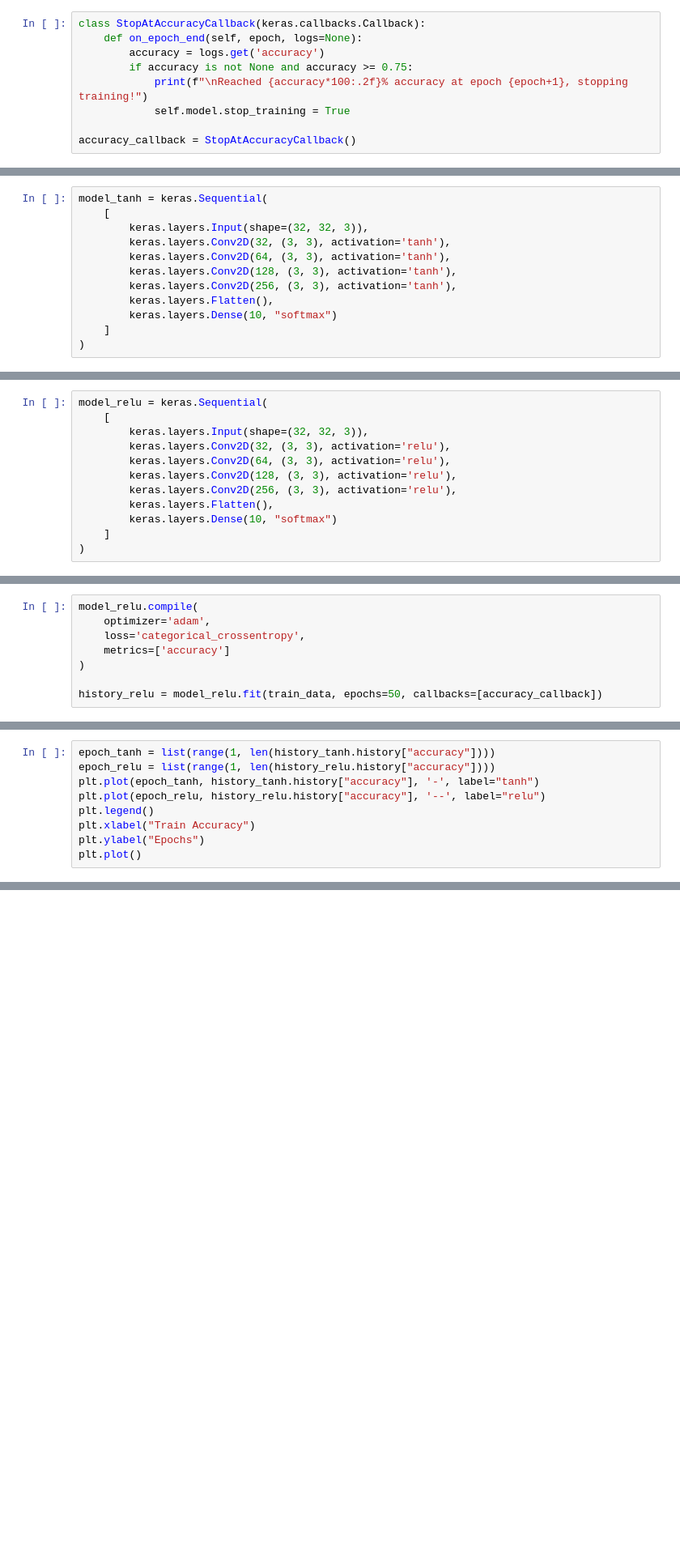
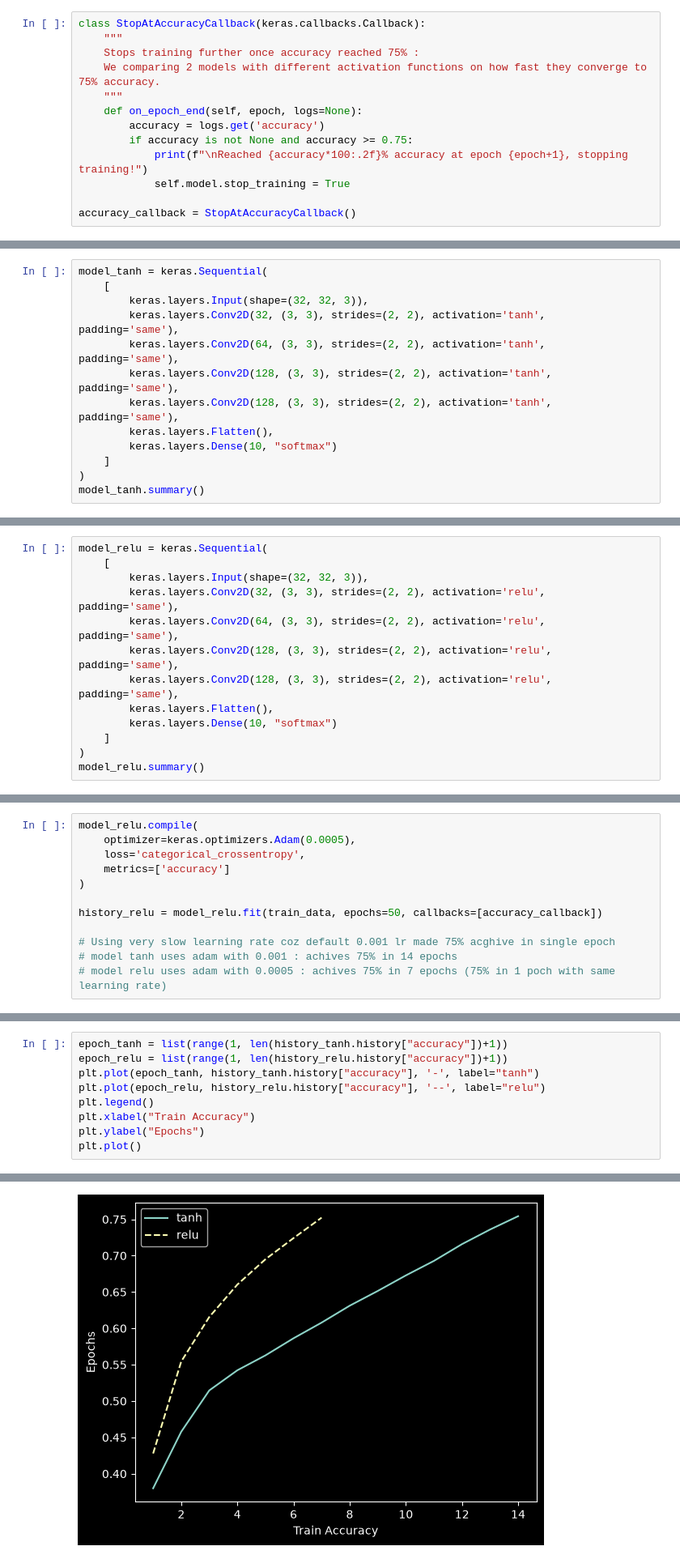
Before and after one commit to prashanthprabhu24/PaperClip, a Jupyter notebook: Imagenet/Rectified Linear Unit nonlinearity.ipynb, the cells around one changed output, grey strips where cells are left out. Shown at 81% size. Cells and saved outputs as stored; diff of their text form; blank space fills up the shorter version.

Commit message:
Complete Training for 4.1 Graph

```diff
--- a/Imagenet/Rectified Linear Unit nonlinearity.ipynb
+++ b/Imagenet/Rectified Linear Unit nonlinearity.ipynb
@@ -71,6 +76,10 @@ plt.imshow(images[i])
 #### Callback for 75% acc
 # %%
 class StopAtAccuracyCallback(keras.callbacks.Callback):
+    """
+    Stops training further once accuracy reached 75% :
+    We comparing 2 models with different activation functions on how fast they converge to 75% accuracy.
+    """
     def on_epoch_end(self, epoch, logs=None):
         accuracy = logs.get('accuracy')
         if accuracy is not None and accuracy >= 0.75:
@@ -84,11 +93,12 @@ accuracy_callback = StopAtAccuracyCallback()
 model_tanh = keras.Sequential(
     [
         keras.layers.Input(shape=(32, 32, 3)),
-        keras.layers.Conv2D(32, (3, 3), activation='tanh'),
-        keras.layers.Conv2D(64, (3, 3), activation='tanh'),
-        keras.layers.Conv2D(128, (3, 3), activation='tanh'),
-        keras.layers.Conv2D(256, (3, 3), activation='tanh'),
+        keras.layers.Conv2D(32, (3, 3), strides=(2, 2), activation='tanh', padding='same'),
+        keras.layers.Conv2D(64, (3, 3), strides=(2, 2), activation='tanh', padding='same'),
+        keras.layers.Conv2D(128, (3, 3), strides=(2, 2), activation='tanh', padding='same'),
+        keras.layers.Conv2D(128, (3, 3), strides=(2, 2), activation='tanh', padding='same'),
         keras.layers.Flatten(),
         keras.layers.Dense(10, "softmax")
     ]
 )
+model_tanh.summary()
@@ -118,11 +154,12 @@ Epoch 5/50
 model_relu = keras.Sequential(
     [
         keras.layers.Input(shape=(32, 32, 3)),
-        keras.layers.Conv2D(32, (3, 3), activation='relu'),
-        keras.layers.Conv2D(64, (3, 3), activation='relu'),
-        keras.layers.Conv2D(128, (3, 3), activation='relu'),
-        keras.layers.Conv2D(256, (3, 3), activation='relu'),
+        keras.layers.Conv2D(32, (3, 3), strides=(2, 2), activation='relu', padding='same'),
+        keras.layers.Conv2D(64, (3, 3), strides=(2, 2), activation='relu', padding='same'),
+        keras.layers.Conv2D(128, (3, 3), strides=(2, 2), activation='relu', padding='same'),
+        keras.layers.Conv2D(128, (3, 3), strides=(2, 2), activation='relu', padding='same'),
         keras.layers.Flatten(),
         keras.layers.Dense(10, "softmax")
     ]
 )
+model_relu.summary()
@@ -129,8 +186,12 @@ model_relu = keras.Sequential(
 # %%
 model_relu.compile(
-    optimizer='adam',
+    optimizer=keras.optimizers.Adam(0.0005),
     loss='categorical_crossentropy',
     metrics=['accuracy']
 )
 
 history_relu = model_relu.fit(train_data, epochs=50, callbacks=[accuracy_callback])
+
+# Using very slow learning rate coz default 0.001 lr made 75% acghive in single epoch
+# model tanh uses adam with 0.001 : achives 75% in 14 epochs
+# model relu uses adam with 0.0005 : achives 75% in 7 epochs (75% in 1 poch with same learning rate)
@@ -137,11 +215,12 @@ history_relu = model_relu.fit(train_data, epochs=50, callbacks=[accuracy_callbac
 # %% [markdown]
 #### Comparisions
 # %%
-epoch_tanh = list(range(1, len(history_tanh.history["accuracy"])))
-epoch_relu = list(range(1, len(history_relu.history["accuracy"])))
+epoch_tanh = list(range(1, len(history_tanh.history["accuracy"])+1))
+epoch_relu = list(range(1, len(history_relu.history["accuracy"])+1))
 plt.plot(epoch_tanh, history_tanh.history["accuracy"], '-', label="tanh")
 plt.plot(epoch_relu, history_relu.history["accuracy"], '--', label="relu")
 plt.legend()
 plt.xlabel("Train Accuracy")
 plt.ylabel("Epochs")
 plt.plot()
+# %% [output]
@@ -148 +228,2 @@ plt.plot()
+[figure, added]
 # %%
```
Also changed, not shown: parts of 12 cells of this notebook.
